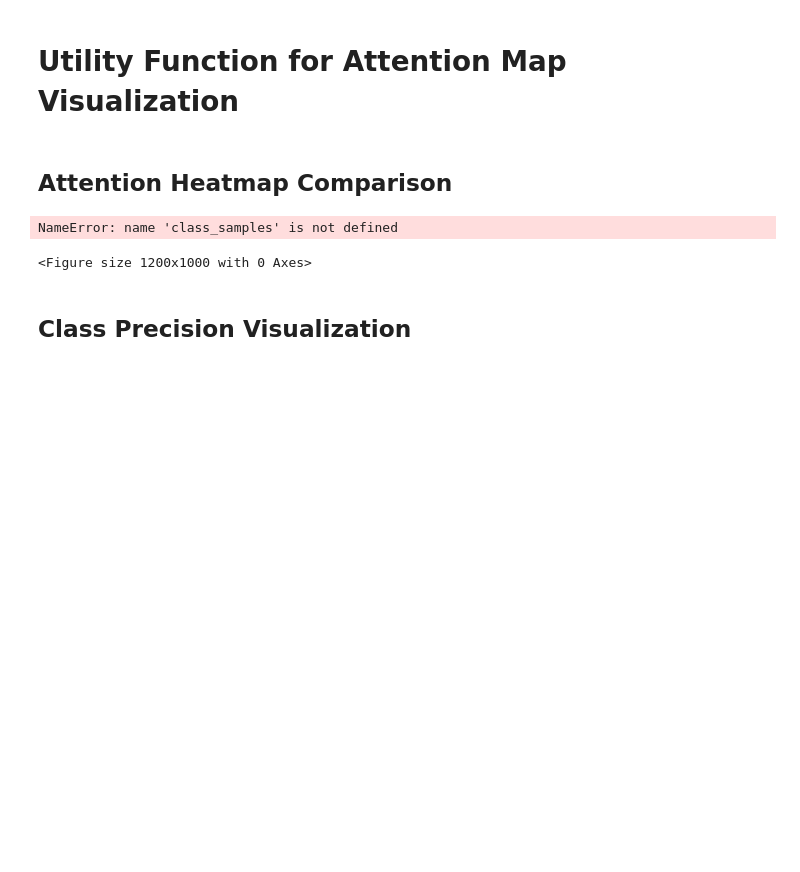
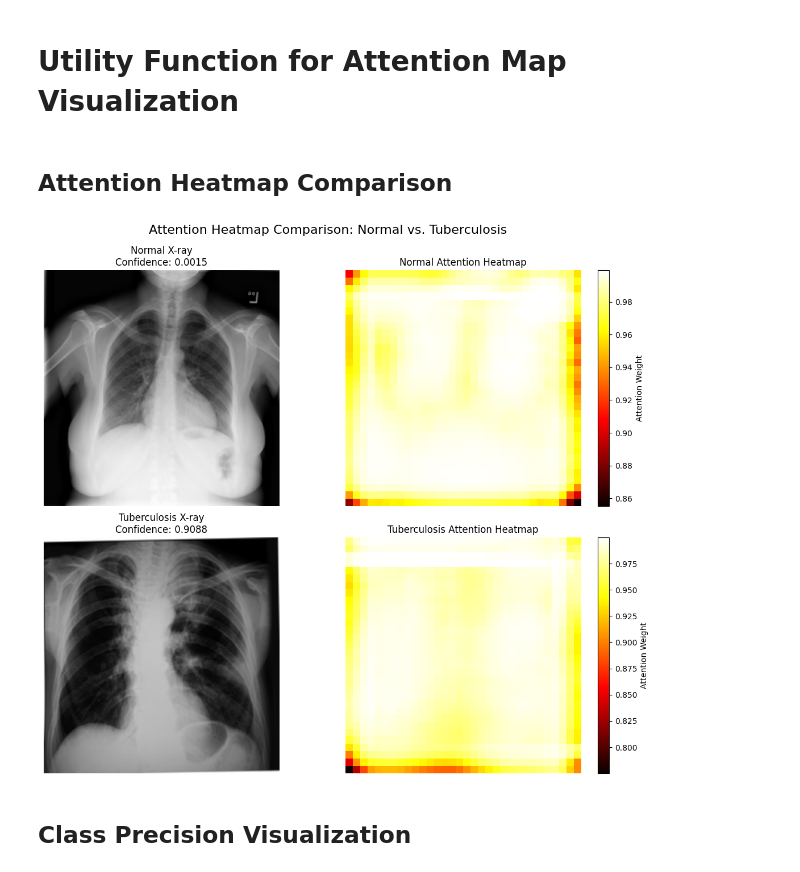
Before and after one commit to onethdias07/Clinician-Guided-Grad-CAM, a Jupyter notebook: backend/model/tuberculosis-CNN-model.ipynb, the cells around one changed output. Drawn from its saved outputs; the diff is of its cells as text; code cells hidden in the pictures; blank space fills up the shorter version.

```diff
--- a/backend/model/tuberculosis-CNN-model.ipynb
+++ b/backend/model/tuberculosis-CNN-model.ipynb
@@ -887,6 +876,7 @@ def get_sample_prediction_with_attention(model, dataloader, num_samples=3, devic
 # %% [markdown]
 ## Attention Heatmap Comparison
 # %%
+class_samples = get_sample_prediction_with_attention(model, test_loader, num_samples=1)
 # Create a more detailed visualization of attention heatmaps
 plt.figure(figsize=(12, 10))
 
@@ -900,35 +890,34 @@ normal_img = normal_sample['image'].squeeze().numpy()
 plt.imshow(normal_img, cmap='gray')
 plt.title(f"Normal X-ray\nConfidence: {normal_sample['pred']:.4f}")
 plt.axis('off')
 
 plt.subplot(2, 2, 2)
 normal_attention = normal_sample['attention'].squeeze().numpy()
 plt.imshow(normal_attention, cmap='hot')
 plt.colorbar(label='Attention Weight')
 plt.title("Normal Attention Heatmap")
 plt.axis('off')
 
 # TB class
 plt.subplot(2, 2, 3)
 tb_img = tb_sample['image'].squeeze().numpy()
 plt.imshow(tb_img, cmap='gray')
 plt.title(f"Tuberculosis X-ray\nConfidence: {tb_sample['pred']:.4f}")
 plt.axis('off')
 
 plt.subplot(2, 2, 4)
 tb_attention = tb_sample['attention'].squeeze().numpy()
 plt.imshow(tb_attention, cmap='hot')
 plt.colorbar(label='Attention Weight')
 plt.title("Tuberculosis Attention Heatmap")
 plt.axis('off')
 
 plt.tight_layout()
 plt.suptitle("Attention Heatmap Comparison: Normal vs. Tuberculosis", y=0.98, fontsize=16)
 plt.subplots_adjust(top=0.9)
 plt.show()
 # %% [output]
-NameError: name 'class_samples' is not defined
-<Figure size 1200x1000 with 0 Axes>
+[figure, added]
 # %% [markdown]
 ## Class Precision Visualization
 # %%
```
Also changed, not shown: parts of 12 cells of this notebook, 10 other files.
